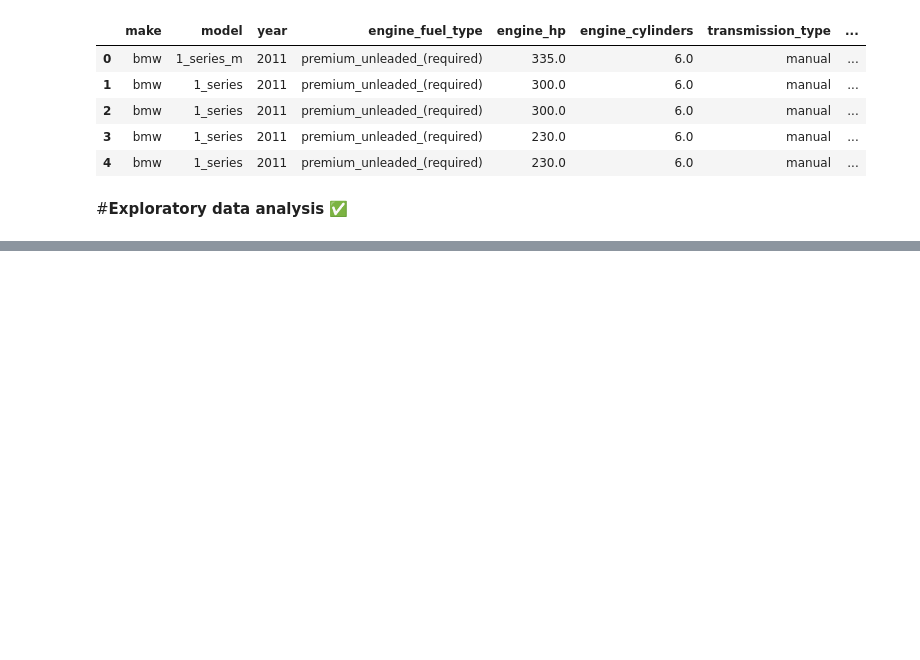
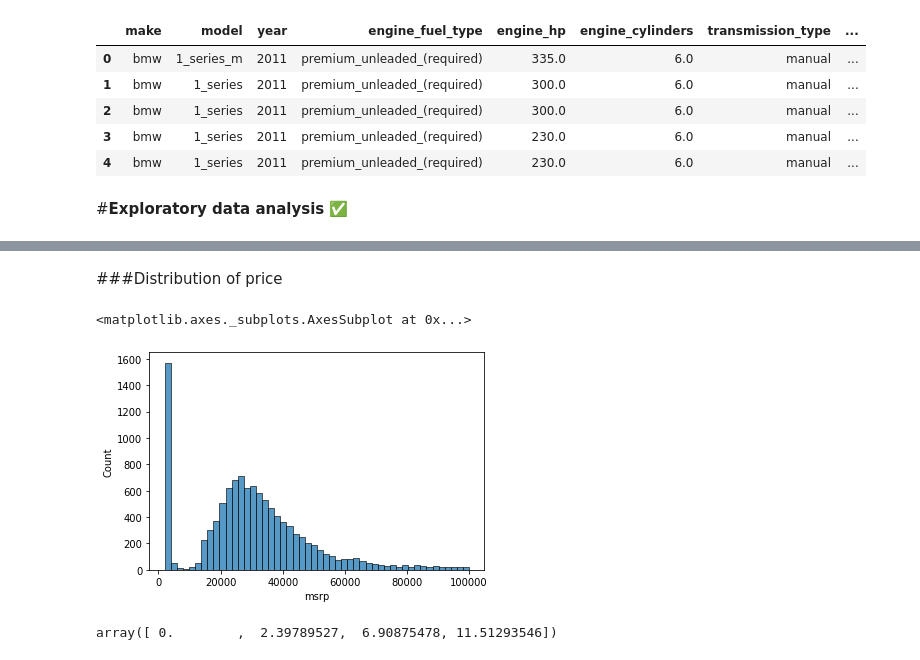
Before and after one commit to JonatanPolanco/ML_Projects, a Jupyter notebook: MLzoomcamp_Regression.ipynb, the cells around one changed output, grey strips where cells are left out. Saved outputs shown, nothing was run; the diff lists cells and outputs as text; code cells hidden in the pictures; blank space fills up the shorter version.

```diff
--- a/MLzoomcamp_Regression.ipynb
+++ b/MLzoomcamp_Regression.ipynb
@@ -61,0 +86,2 @@ df.head()
+# %% [markdown]
+###Distribution of price
@@ -61,0 +93,10 @@ df.head()
+# %%
+sns.histplot(df.msrp[df.msrp < 100000], bins=50)  #Long tail distribution (Not good for ML). So, we need to apply another distribution
+# %% [output]
+<matplotlib.axes._subplots.AxesSubplot at 0x...>
+[figure, added]
+# %%
+#Logaritmic distribution
+np.log1p([0 , 10, 1000, 100000]) #Log of 0 doesn´t exist so we use log1p which adds 1 to all values
+# %% [output]
+array([ 0.        ,  2.39789527,  6.90875478, 11.51293546])
```
Also changed, not shown: parts of 19 cells of this notebook.
